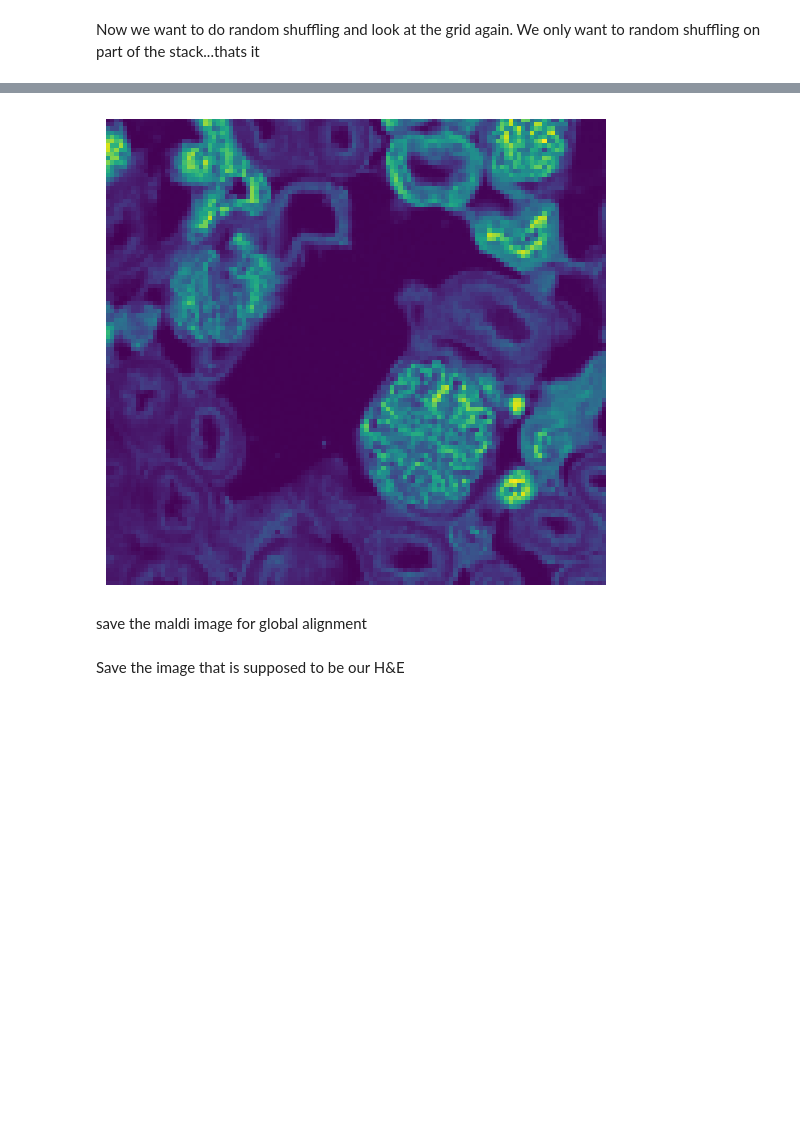
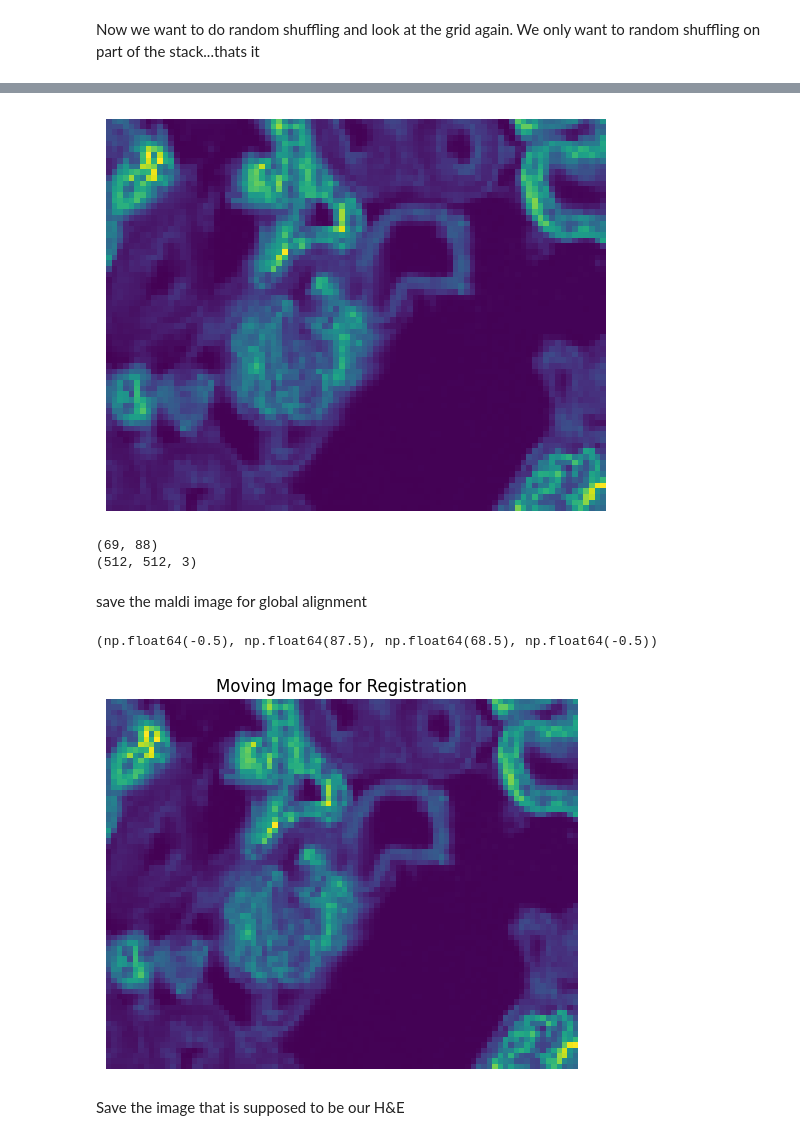
Before and after one commit to krastegar/MALDI_Metabolomics, a Jupyter notebook: notebooks/test_data.ipynb, the cells around one changed output, grey strips where cells are left out. Drawn from its saved outputs; the diff is of its cells as text; code cells hidden in the pictures; blank space fills up the shorter version.

```diff
--- a/notebooks/test_data.ipynb
+++ b/notebooks/test_data.ipynb
@@ -389,25 +390,35 @@ fig.add_axes(ax)
 ax.imshow(complete_fake_maldi[13])
 
 plt.show()
+print(complete_fake_maldi[13].shape)
+print(kidney[14].shape)
 # %% [output]
-[figure, old version]
+[figure, new version]
+(69, 88)
+(512, 512, 3)
 # %% [markdown]
 save the maldi image for global alignment
 # %%
 def save_fake_img(img, pic_name, cmap='viridis'):
     plt.figure(frameon=False)
     plt.imshow(img, cmap=cmap)
     plt.axis('off')
 
     plt.savefig(
         f"/home/kia/MALDI_Metabolomics/kidney_test/{pic_name}.png",
         bbox_inches='tight',
         pad_inches=0
     )
     plt.close()
-img = complete_fake_maldi[13]
+maldi_img = complete_fake_maldi[13]
 pic_name = "maldi_test_img"
-save_fake_img(img, pic_name)
+save_fake_img(maldi_img, pic_name)
+plt.imshow(maldi_img)
+plt.title('Moving Image for Registration')
+plt.axis('off')
+# %% [output]
+(np.float64(-0.5), np.float64(87.5), np.float64(68.5), np.float64(-0.5))
+[figure, added]
 # %% [markdown]
 Save the image that is supposed to be our H&E
 # %%
```
Also changed, not shown: parts of 22 cells of this notebook, 3 other files.
